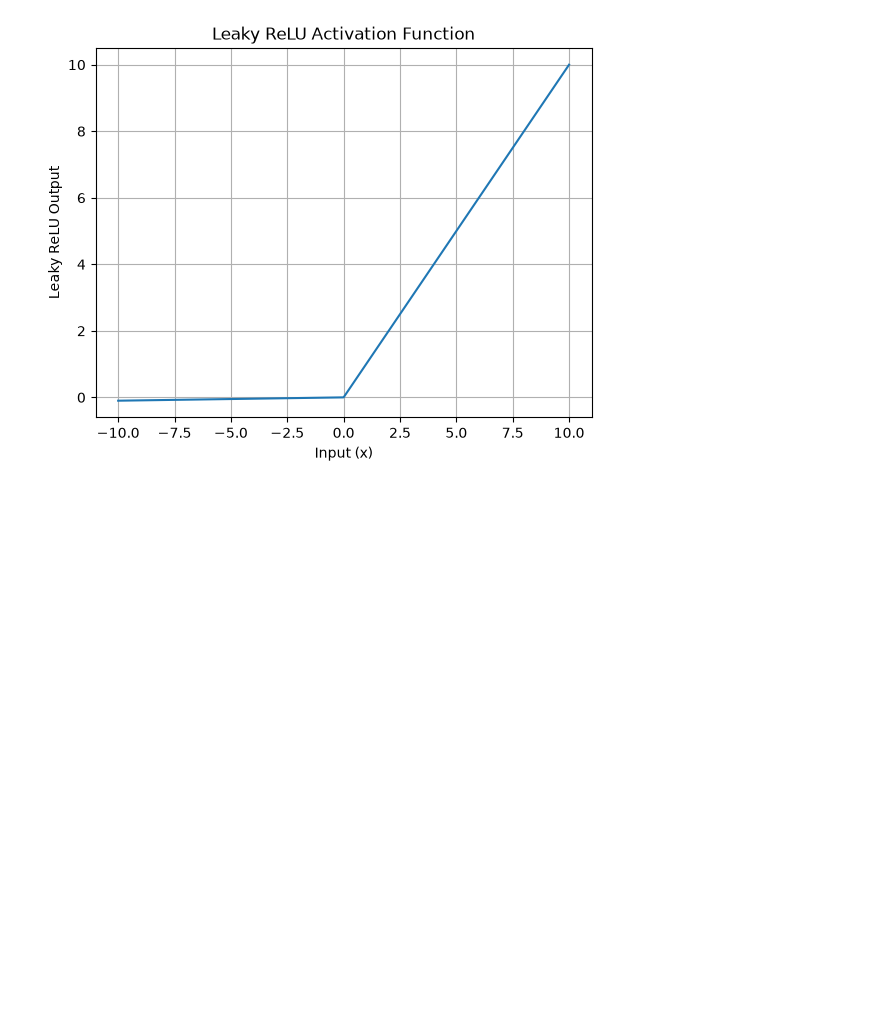
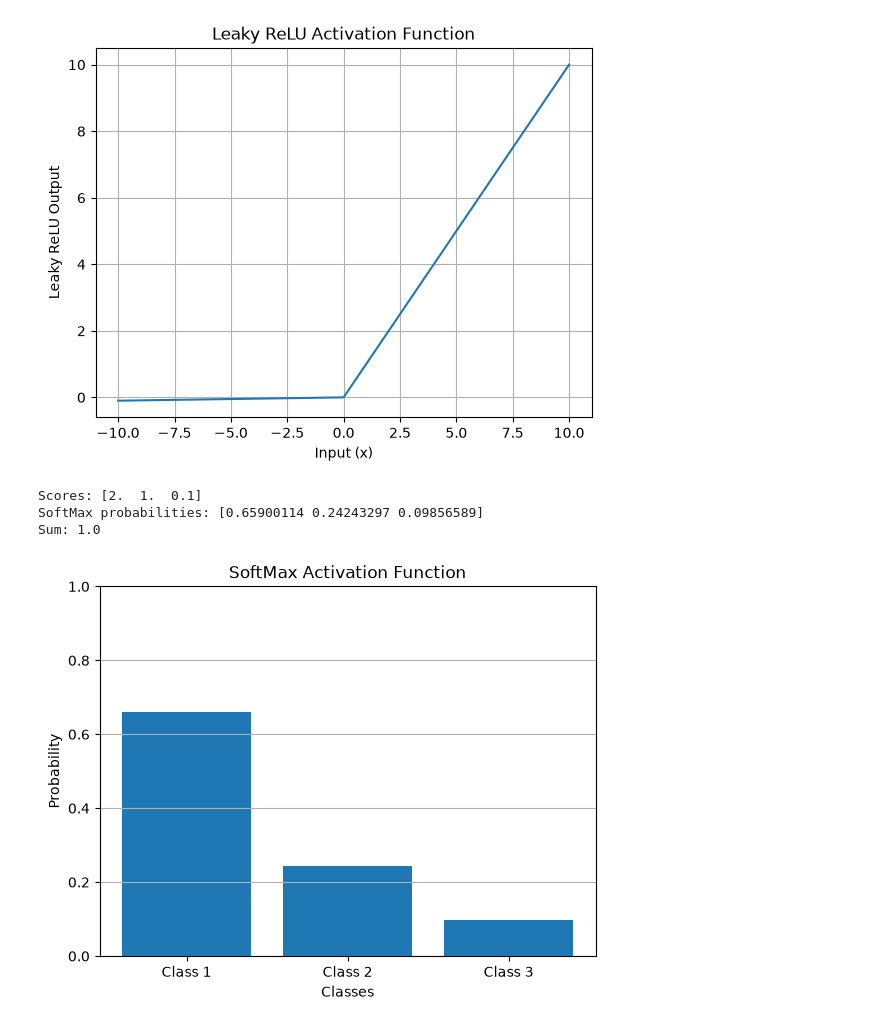
Before and after one commit to iammuhammadhassan/Deep-Learning, a Jupyter notebook: activation_functions.ipynb, the cells around one changed output. Drawn from its saved outputs; the diff is of its cells as text; code cells hidden in the pictures; blank space fills up the shorter version.

Commit message:
Softmax

```diff
--- a/activation_functions.ipynb
+++ b/activation_functions.ipynb
@@ -97,3 +97,32 @@ plt.grid(True)
 plt.show()
 # %% [output]
 [figure]
+# %%
+def softmax(x):
+    exp_x = np.exp(x - np.max(x))
+    return exp_x / np.sum(exp_x)
+# %%
+scores = np.array([2.0, 1.0, 0.1])
+
+probabilities = softmax(scores)
+
+print("Scores:", scores)
+print("SoftMax probabilities:", probabilities)
+print("Sum:", np.sum(probabilities))
+# %% [output]
+Scores: [2.  1.  0.1]
+SoftMax probabilities: [0.65900114 0.24243297 0.09856589]
+Sum: 1.0
+# %%
+plt.bar(["Class 1", "Class 2", "Class 3"], probabilities)
+
+plt.xlabel("Classes")
+plt.ylabel("Probability")
+plt.title("SoftMax Activation Function")
+
+plt.ylim(0, 1)
+plt.grid(axis="y")
+
+plt.show()
+# %% [output]
+[figure, added]
```
